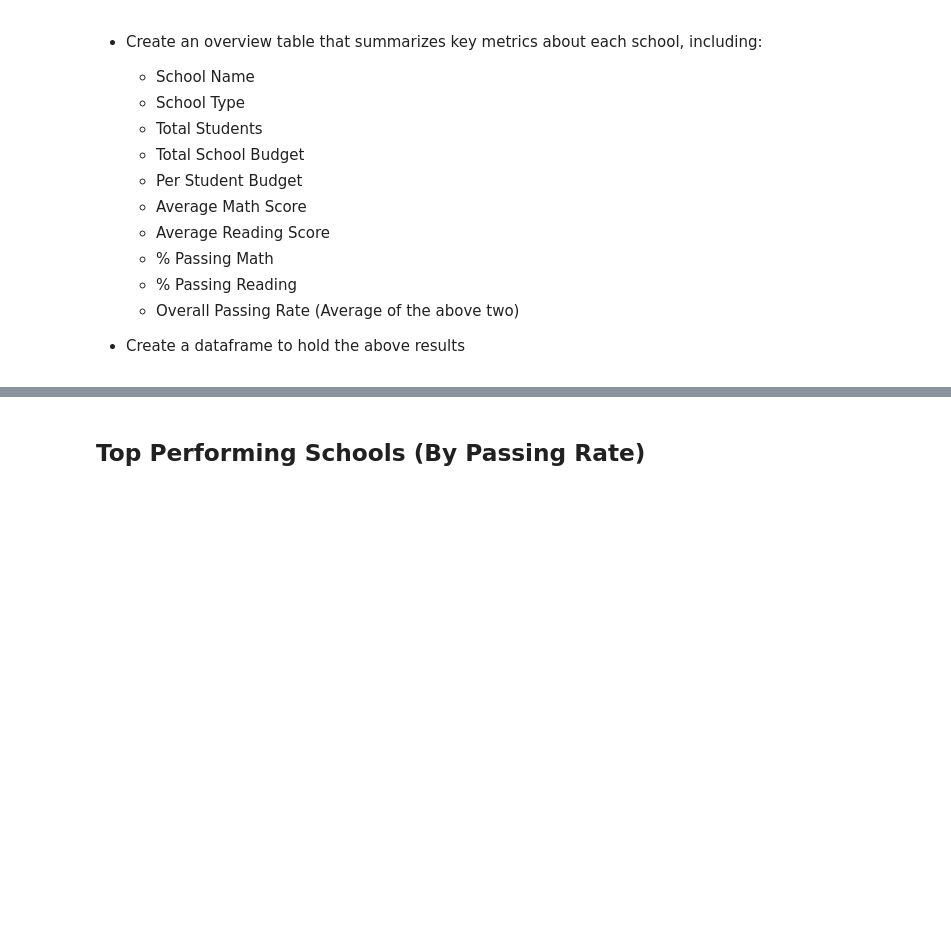
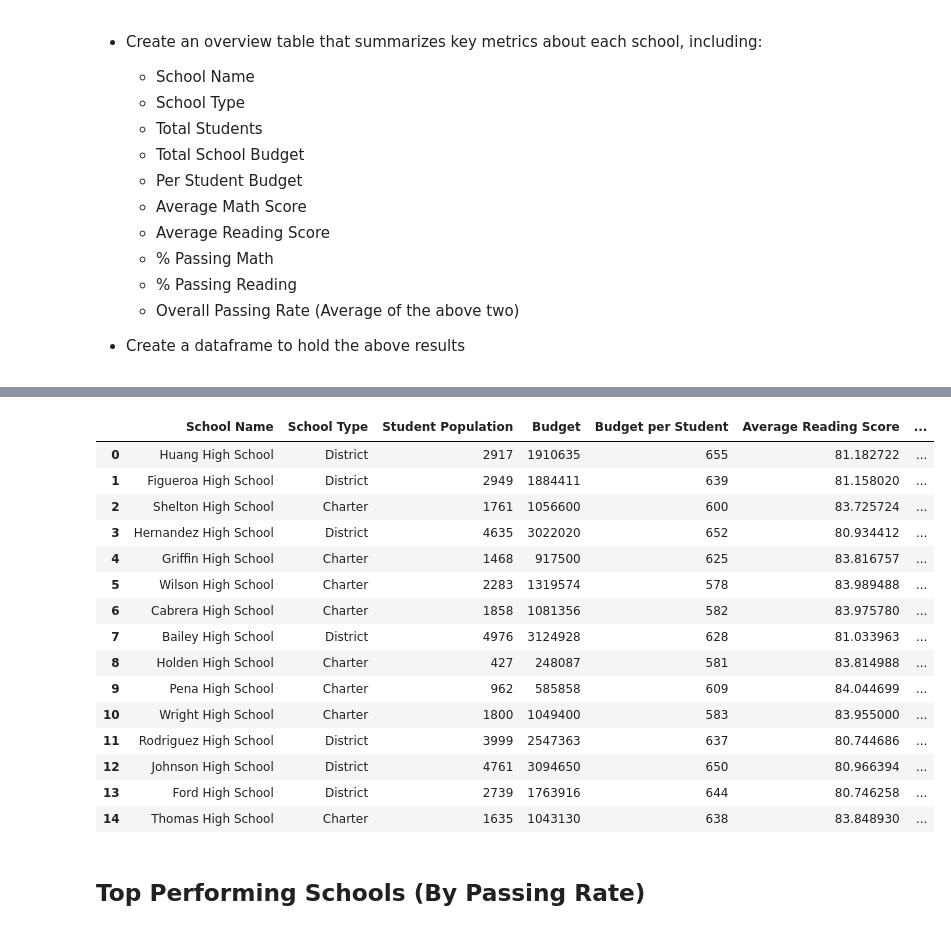
Before and after one commit to Tam-ala/Game-and-School-Stats-with-Pandas, a Jupyter notebook: PyCitySchools/PyCitySchools_Complete.ipynb, the cells around one changed output, grey strips where cells are left out. Cells and saved outputs as stored; diff of their text form; code cells hidden in the pictures; blank space fills up the shorter version.

```diff
--- a/PyCitySchools/PyCitySchools_Complete.ipynb
+++ b/PyCitySchools/PyCitySchools_Complete.ipynb
@@ -128,0 +160,8 @@ district_summary_df
+# %%
+# Calculate budget per student for each school
+budget_student = schl_avg_rename["Budget"]/schl_avg_rename["Student Population"]
+
+# Make a dataframe and rename column
+budget_student = pd.DataFrame(budget_student)
+bud_stud_rename = budget_student.rename(columns={0:"Budget per Student"})
+bud_stud = bud_stud_rename.astype("int64")
@@ -129,3 +186,57 @@ district_summary_df
+# %%
+# ....Calculate the percentage of students with a passing reading score (70 or greater)....
+
+# Select passing reading scores and group scores by school by count of students
+read_pass = school_data_complete.loc[school_data_complete["reading_score"]>=70]
+read_students = read_pass.groupby("school_name").count()
+
+# Calculate the student count as a percentage and make a dataframe
+school_pass_read = read_students["reading_score"]*100/score_avg["size"]
+schl_pass_read_df = pd.DataFrame(school_pass_read)
+
+# Rename dataframe to reflect percentage of students who passed
+schl_pass_read_rename = schl_pass_read_df.rename(columns={0:"Passed Reading(%)"})
+# %%
+# ....Calculate the percentage of students with a passing math score (70 or greater)....
+
+# Select passing math scores and group scores by school by count of students
+math_pass = school_data_complete.loc[school_data_complete["math_score"]>=70]
+students_math = math_pass.groupby("school_name").count()
+
+# Calculate the student count as a percentage and make a dataframe
+school_pass_math = students_math["math_score"]*100/score_avg["size"]
+schl_pass_math_df = pd.DataFrame(school_pass_math)
+
+# Rename dataframe to reflect percentage of students who passed
+schl_pass_math_rename = schl_pass_math_df.rename(columns={0:"Passed Math(%)"})
+# %%
+# Merge previous dataframes to create a summary and rename school name
+summary_df = pd.merge(rename_schl, bud_stud, how="left", on=["school_name"])
+summary_df2 = pd.merge(summary_df, schl_pass_read_rename, how="left", on=["school_name"])
+summary_df3 = pd.merge(summary_df2, schl_pass_math_rename, how="left", on=["school_name"])
+
+school_rename = summary_df3.rename(columns={"school_name": "School Name"})
+
+school_summary = school_rename[["School Name","School Type","Student Population","Budget","Budget per Student",
+                              "Average Reading Score","Average Math Score","Passed Reading(%)","Passed Math(%)"]]
+school_summary
+# %% [output]
+|  | School Name | School Type | Student Population | Budget | Budget per Student | Average Reading Score | ... |
+| 0 | Huang High School | District | 2917 | 1910635 | 655 | 81.182722 | ... |
+| 1 | Figueroa High School | District | 2949 | 1884411 | 639 | 81.158020 | ... |
+| 2 | Shelton High School | Charter | 1761 | 1056600 | 600 | 83.725724 | ... |
+| 3 | Hernandez High School | District | 4635 | 3022020 | 652 | 80.934412 | ... |
+| 4 | Griffin High School | Charter | 1468 | 917500 | 625 | 83.816757 | ... |
+| 5 | Wilson High School | Charter | 2283 | 1319574 | 578 | 83.989488 | ... |
+| 6 | Cabrera High School | Charter | 1858 | 1081356 | 582 | 83.975780 | ... |
+| 7 | Bailey High School | District | 4976 | 3124928 | 628 | 81.033963 | ... |
+| 8 | Holden High School | Charter | 427 | 248087 | 581 | 83.814988 | ... |
+| 9 | Pena High School | Charter | 962 | 585858 | 609 | 84.044699 | ... |
+| 10 | Wright High School | Charter | 1800 | 1049400 | 583 | 83.955000 | ... |
+| 11 | Rodriguez High School | District | 3999 | 2547363 | 637 | 80.744686 | ... |
+| 12 | Johnson High School | District | 4761 | 3094650 | 650 | 80.966394 | ... |
+| 13 | Ford High School | District | 2739 | 1763916 | 644 | 80.746258 | ... |
+| 14 | Thomas High School | Charter | 1635 | 1043130 | 638 | 83.848930 | ... |
 # %% [markdown]
 ## Top Performing Schools (By Passing Rate)
 # %% [markdown]
```
Also changed, not shown: parts of 16 cells of this notebook, 2 other files.
